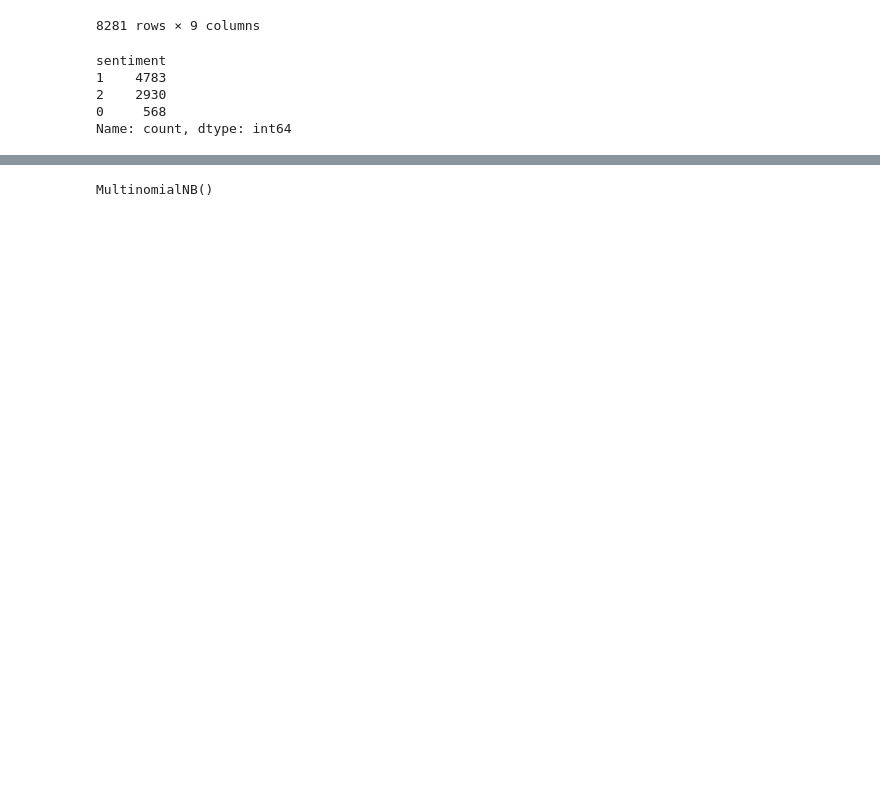
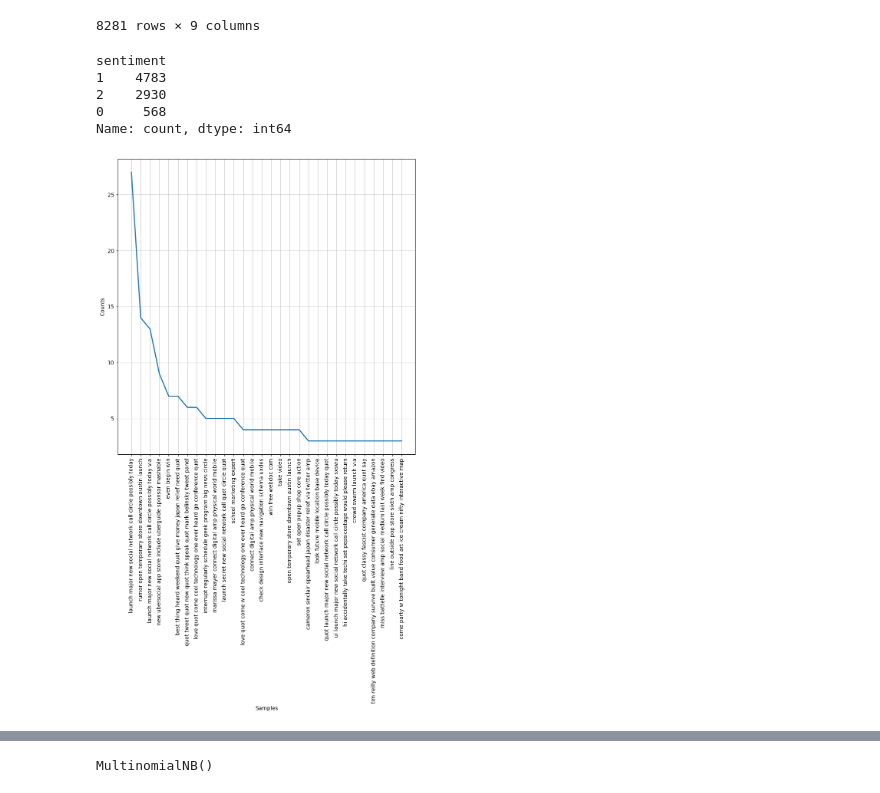
Before and after one commit to DenizzEmre/Phase_4_project, a Jupyter notebook: notebooks/Danayt_EDA.ipynb, the cells around one changed output, grey strips where cells are left out. Cells and saved outputs as stored; diff of their text form; code cells hidden in the pictures; blank space fills up the shorter version.

```diff
--- a/notebooks/Danayt_EDA.ipynb
+++ b/notebooks/Danayt_EDA.ipynb
@@ -248,3 +248,9 @@ token_docs = [doc_preparer(doc, sw) for doc in X_train]
 # %%
 X_t, X_val, y_t, y_val = train_test_split(token_docs, y_train,
                                           test_size=0.25, random_state=42)
+# %%
+fdist = FreqDist(X_t)
+plt.figure(figsize=(10, 10))
+fdist.plot(30);
+# %% [output]
+[figure, added]
```
Also changed, not shown: parts of 9 cells of this notebook, 2 other files.
